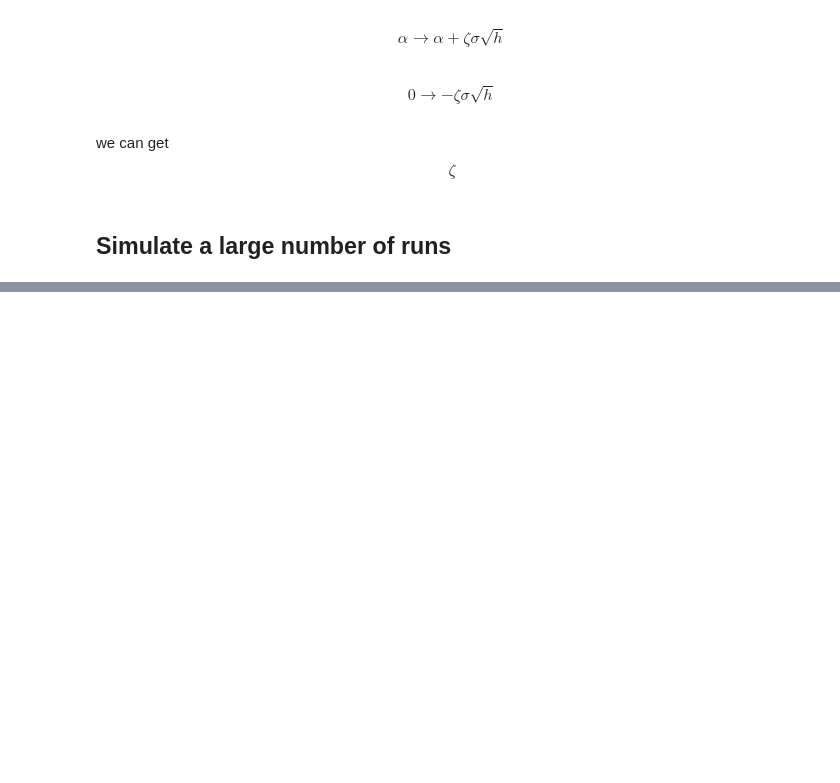
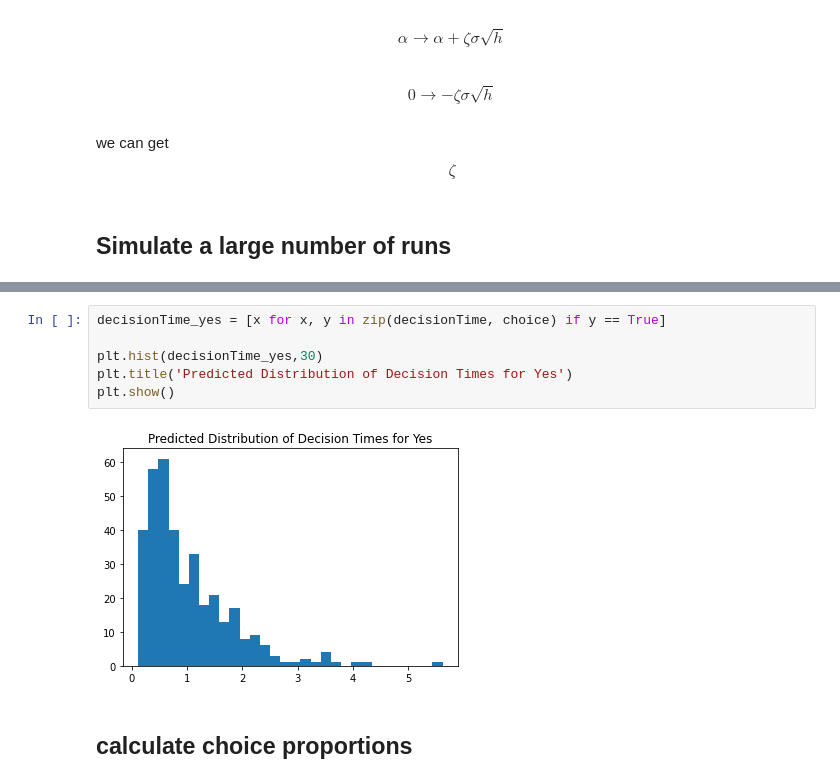
Before and after one commit to junfang219/sequentialSampling, a Jupyter notebook: Simulating the drift diffusion model.ipynb, the cells around one changed output, grey strips where cells are left out. Cells and saved outputs as stored; diff of their text form; blank space fills up the shorter version.

```diff
--- a/Simulating the drift diffusion model.ipynb
+++ b/Simulating the drift diffusion model.ipynb
@@ -115,0 +126,10 @@ nd
+# %%
+decisionTime_yes = [x for x, y in zip(decisionTime, choice) if y == True]
+
+plt.hist(decisionTime_yes,30)
+plt.title('Predicted Distribution of Decision Times for Yes')
+plt.show()
+# %% [output]
+[figure, added]
+# %% [markdown]
+## calculate choice proportions
```
Also changed, not shown: parts of 24 cells of this notebook, 1 other file.
